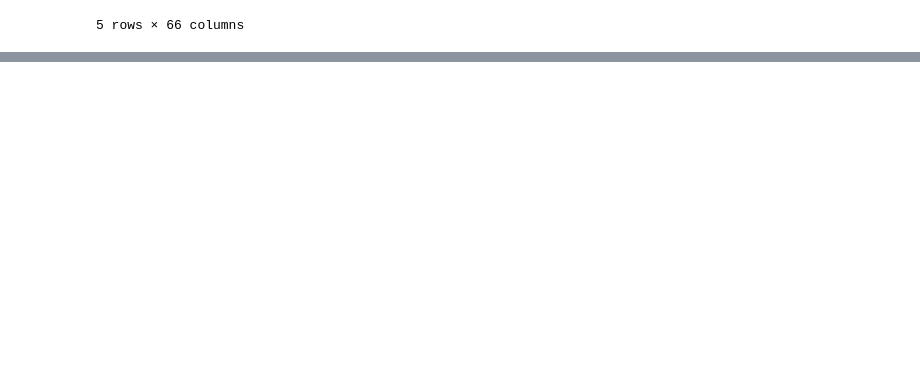
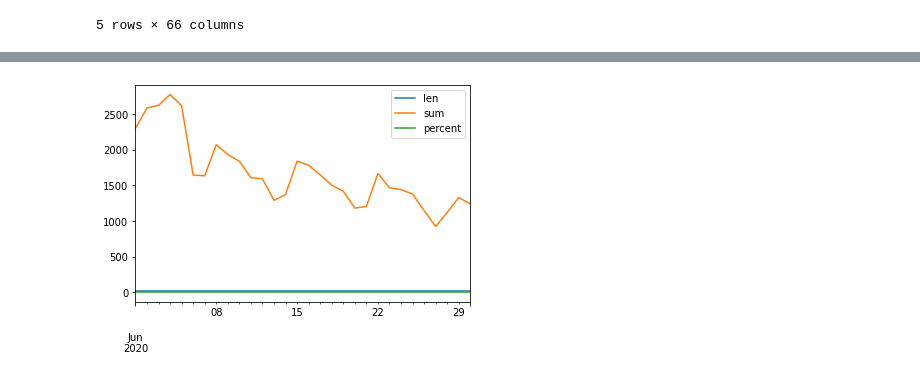
Before and after one commit to epfl-ada/ada-2022-project-thedatadiggers22, a Jupyter notebook: test_Robin.ipynb, the cells around one changed output, grey strips where cells are left out. Cells and saved outputs as stored; diff of their text form; code cells hidden in the pictures; blank space fills up the shorter version.

```diff
--- a/test_Robin.ipynb
+++ b/test_Robin.ipynb
@@ -47,0 +71,9 @@ Index(['ja.m', 'it', 'da.m', 'tr', 'no.m', 'en', 'sr', 'tr.m', 'en.m', 'no',
+# %%
+#fr_covid[fr_covid.index.between( '2020-06-01', '2020-07-01')]
+#fr_covid_june= fr_covid.query(fr_covid.index>= '2020-06-01' and fr_covid.index <=  '2020-07-01')
+mask = (fr_covid.index>= '2020-06-01') & (fr_covid.index < '2020-07-01')
+fr_covid_june= fr_covid.loc[mask]
+
+fr_covid_june.plot();
+# %% [output]
+[figure, added]
```
Also changed, not shown: parts of 10 cells of this notebook.
